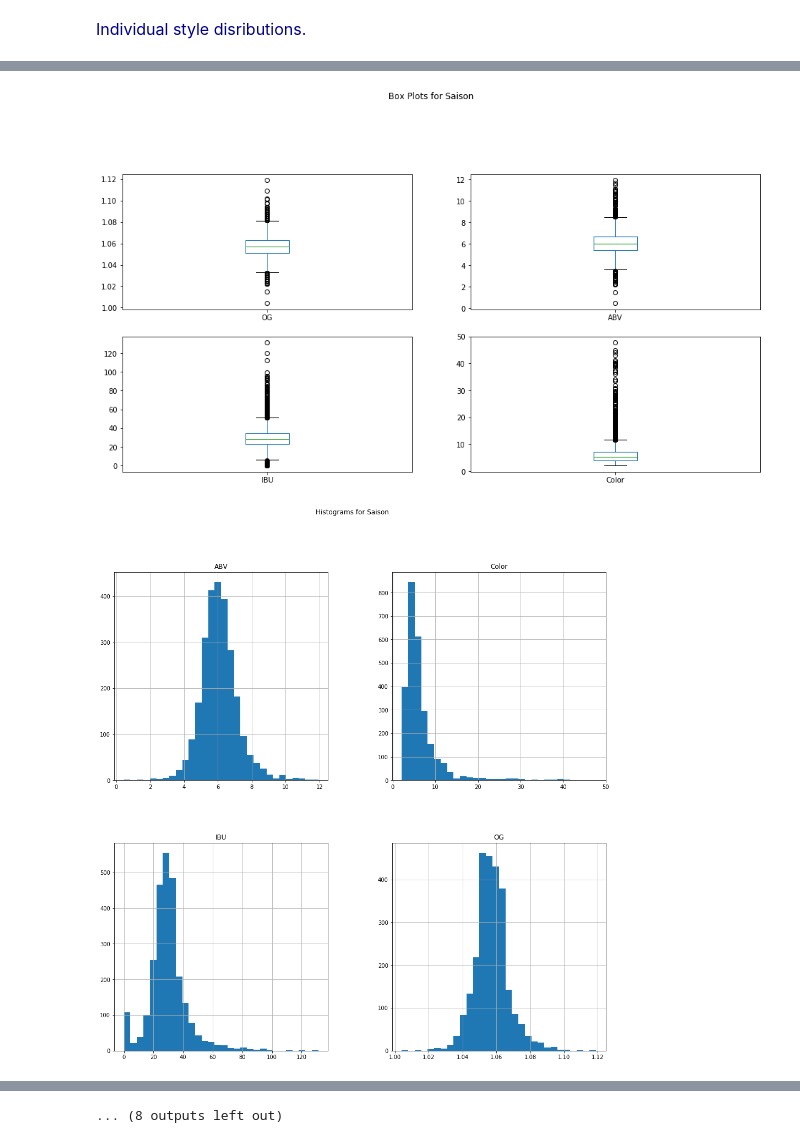
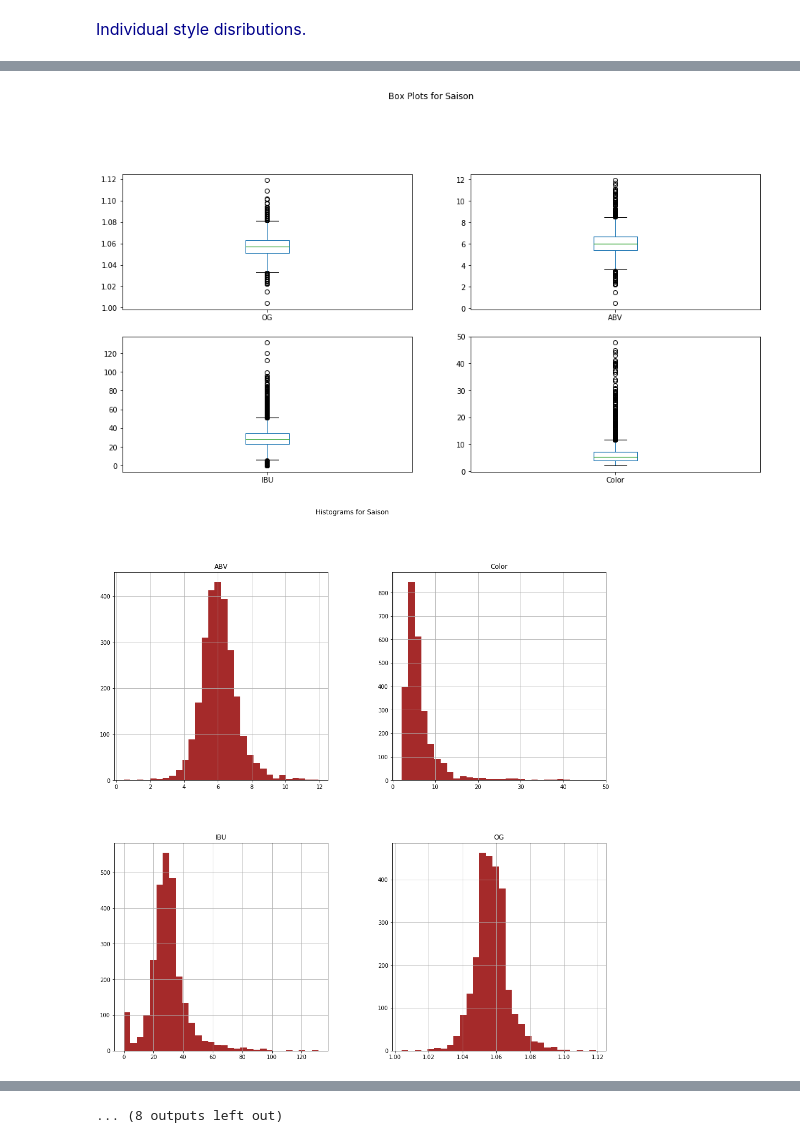
Before and after one commit to megha4994/3250-Team-3-Project, a Jupyter notebook: Term Project.ipynb, the cells around one changed output, grey strips where cells are left out. Cells and saved outputs as stored; diff of their text form; code cells hidden in the pictures.

```diff
--- a/Term Project.ipynb
+++ b/Term Project.ipynb
@@ -504,7 +504,7 @@ dfStyleAndNumeric = dfClean[['Style', 'OG', 'ABV', 'IBU', 'Color']]
 for style in top_10_styles.index:
     dfStyleAndNumeric[dfStyleAndNumeric['Style']==style].plot(kind='box',subplots=True,layout=(4,2),sharex=False,
                                               sharey=False,figsize=(16,16), title='Box Plots for {}'.format(style))
-    dfStyleAndNumeric[dfStyleAndNumeric['Style']==style].hist(bins=30, figsize=(16,16))
+    dfStyleAndNumeric[dfStyleAndNumeric['Style']==style].hist(bins=30, figsize=(16,16), color='brown')
     plt.suptitle('Histograms for {}'.format(style))
     plt.show()
 # %% [output]
@@ -515,3 +515,3 @@ for style in top_10_styles.index:
 [figure]
-[figure, old version]
+[figure, new version]
 [figure]
```
Also changed, not shown: parts of 3 cells of this notebook.
